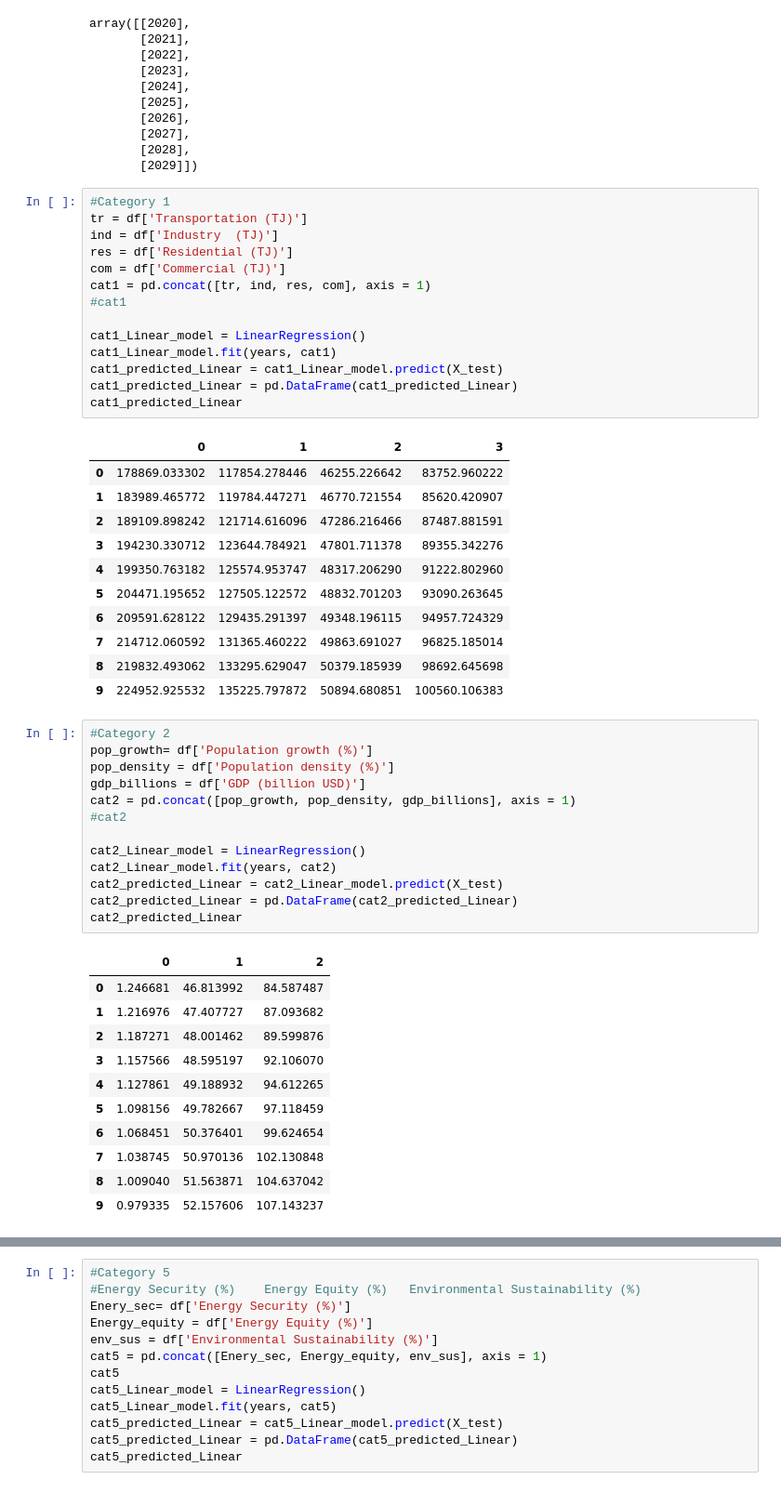
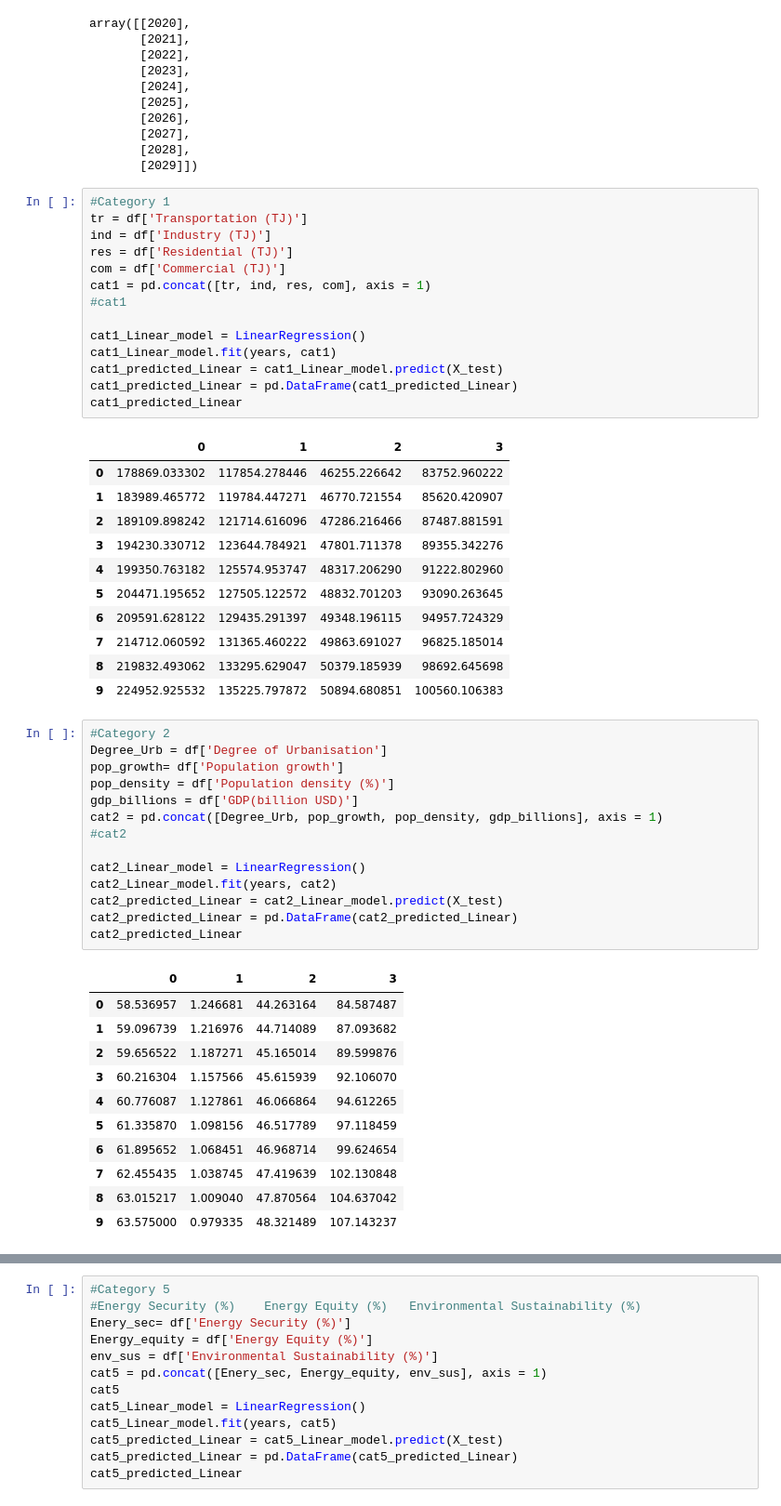
Before and after one commit to ELALAY/Morocco-Energy-Consumption-Production-Prediction, a Jupyter notebook: Gas Factors Prediction .ipynb, the cells around one changed output, grey strips where cells are left out. Shown at 93% size. Saved outputs shown, nothing was run; the diff lists cells and outputs as text.

```diff
--- a/Gas Factors Prediction .ipynb
+++ b/Gas Factors Prediction .ipynb
@@ -112,7 +130,7 @@ array([[2020],
 # %%
 #Category 1
 tr = df['Transportation (TJ)']
-ind = df['Industry  (TJ)']
+ind = df['Industry (TJ)']
 res = df['Residential (TJ)']
 com = df['Commercial (TJ)']
 cat1 = pd.concat([tr, ind, res, com], axis = 1)
@@ -137,28 +155,29 @@ cat1_predicted_Linear
 | 9 | 224952.925532 | 135225.797872 | 50894.680851 | 100560.106383 |
 # %%
 #Category 2
-pop_growth= df['Population growth (%)']
+Degree_Urb = df['Degree of Urbanisation']
+pop_growth= df['Population growth']
 pop_density = df['Population density (%)']
-gdp_billions = df['GDP (billion USD)']
-cat2 = pd.concat([pop_growth, pop_density, gdp_billions], axis = 1)
+gdp_billions = df['GDP(billion USD)']
+cat2 = pd.concat([Degree_Urb, pop_growth, pop_density, gdp_billions], axis = 1)
 #cat2
 
 cat2_Linear_model = LinearRegression()
 cat2_Linear_model.fit(years, cat2)
 cat2_predicted_Linear = cat2_Linear_model.predict(X_test)
 cat2_predicted_Linear = pd.DataFrame(cat2_predicted_Linear)
 cat2_predicted_Linear
 # %% [output]
-|  | 0 | 1 | 2 |
-| 0 | 1.246681 | 46.813992 | 84.587487 |
-| 1 | 1.216976 | 47.407727 | 87.093682 |
-| 2 | 1.187271 | 48.001462 | 89.599876 |
-| 3 | 1.157566 | 48.595197 | 92.106070 |
-| 4 | 1.127861 | 49.188932 | 94.612265 |
-| 5 | 1.098156 | 49.782667 | 97.118459 |
-| 6 | 1.068451 | 50.376401 | 99.624654 |
-| 7 | 1.038745 | 50.970136 | 102.130848 |
-| 8 | 1.009040 | 51.563871 | 104.637042 |
-| 9 | 0.979335 | 52.157606 | 107.143237 |
+|  | 0 | 1 | 2 | 3 |
+| 0 | 58.536957 | 1.246681 | 44.263164 | 84.587487 |
+| 1 | 59.096739 | 1.216976 | 44.714089 | 87.093682 |
+| 2 | 59.656522 | 1.187271 | 45.165014 | 89.599876 |
+| 3 | 60.216304 | 1.157566 | 45.615939 | 92.106070 |
+| 4 | 60.776087 | 1.127861 | 46.066864 | 94.612265 |
+| 5 | 61.335870 | 1.098156 | 46.517789 | 97.118459 |
+| 6 | 61.895652 | 1.068451 | 46.968714 | 99.624654 |
+| 7 | 62.455435 | 1.038745 | 47.419639 | 102.130848 |
+| 8 | 63.015217 | 1.009040 | 47.870564 | 104.637042 |
+| 9 | 63.575000 | 0.979335 | 48.321489 | 107.143237 |
 # %%
 #Category 3
```
Also changed, not shown: parts of 10 cells of this notebook, 2 other files.
